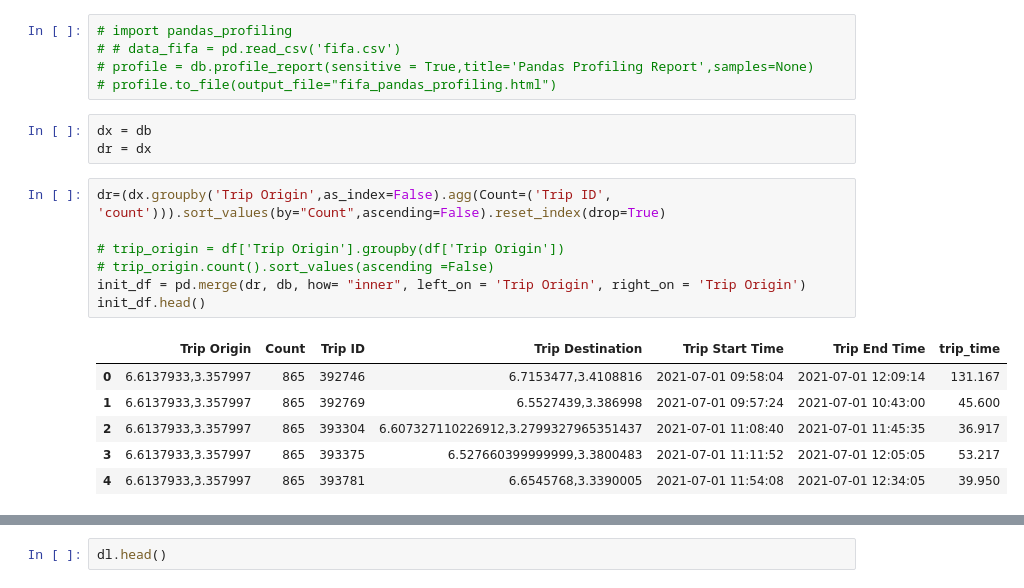
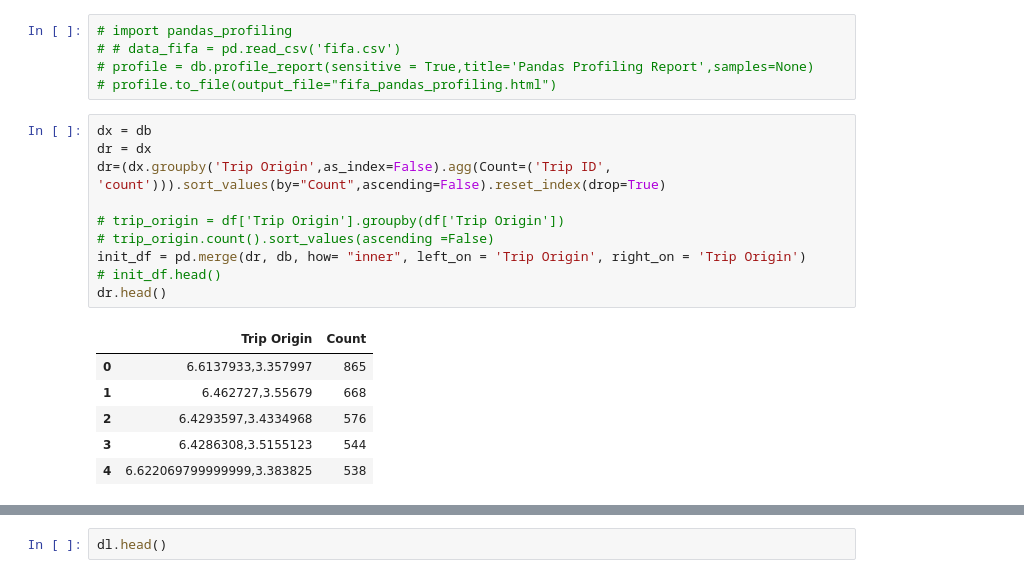
Before and after one commit to MohammedEsamaldin/Logistic-optimization, a Jupyter notebook: notebooks/Eda.ipynb, the cells around one changed output, grey strips where cells are left out. Drawn from its saved outputs; the diff is of its cells as text.

```diff
--- a/notebooks/Eda.ipynb
+++ b/notebooks/Eda.ipynb
@@ -74,21 +56,21 @@ See the caveats in the documentation: https://pandas.pydata.org/pandas-docs/stab
 # # data_fifa = pd.read_csv('fifa.csv')
 # profile = db.profile_report(sensitive = True,title='Pandas Profiling Report',samples=None)
 # profile.to_file(output_file="fifa_pandas_profiling.html")
-# %%
-dx = db
-dr = dx
 # %%
+dx = db
+dr = dx
 dr=(dx.groupby('Trip Origin',as_index=False).agg(Count=('Trip ID', 'count'))).sort_values(by="Count",ascending=False).reset_index(drop=True)
 
 # trip_origin = df['Trip Origin'].groupby(df['Trip Origin'])
 # trip_origin.count().sort_values(ascending =False)
 init_df = pd.merge(dr, db, how= "inner", left_on = 'Trip Origin', right_on = 'Trip Origin')
-init_df.head()
+# init_df.head()
+dr.head()
 # %% [output]
-|  | Trip Origin | Count | Trip ID | Trip Destination | Trip Start Time | Trip End Time | trip_time |
-| 0 | 6.6137933,3.357997 | 865 | 392746 | 6.7153477,3.4108816 | 2021-07-01 09:58:04 | 2021-07-01 12:09:14 | 131.167 |
-| 1 | 6.6137933,3.357997 | 865 | 392769 | 6.5527439,3.386998 | 2021-07-01 09:57:24 | 2021-07-01 10:43:00 | 45.600 |
-| 2 | 6.6137933,3.357997 | 865 | 393304 | 6.607327110226912,3.2799327965351437 | 2021-07-01 11:08:40 | 2021-07-01 11:45:35 | 36.917 |
-| 3 | 6.6137933,3.357997 | 865 | 393375 | 6.527660399999999,3.3800483 | 2021-07-01 11:11:52 | 2021-07-01 12:05:05 | 53.217 |
-| 4 | 6.6137933,3.357997 | 865 | 393781 | 6.6545768,3.3390005 | 2021-07-01 11:54:08 | 2021-07-01 12:34:05 | 39.950 |
+|  | Trip Origin | Count |
+| 0 | 6.6137933,3.357997 | 865 |
+| 1 | 6.462727,3.55679 | 668 |
+| 2 | 6.4293597,3.4334968 | 576 |
+| 3 | 6.4286308,3.5155123 | 544 |
+| 4 | 6.622069799999999,3.383825 | 538 |
 # %%
```
Also changed, not shown: parts of 22 cells of this notebook.
